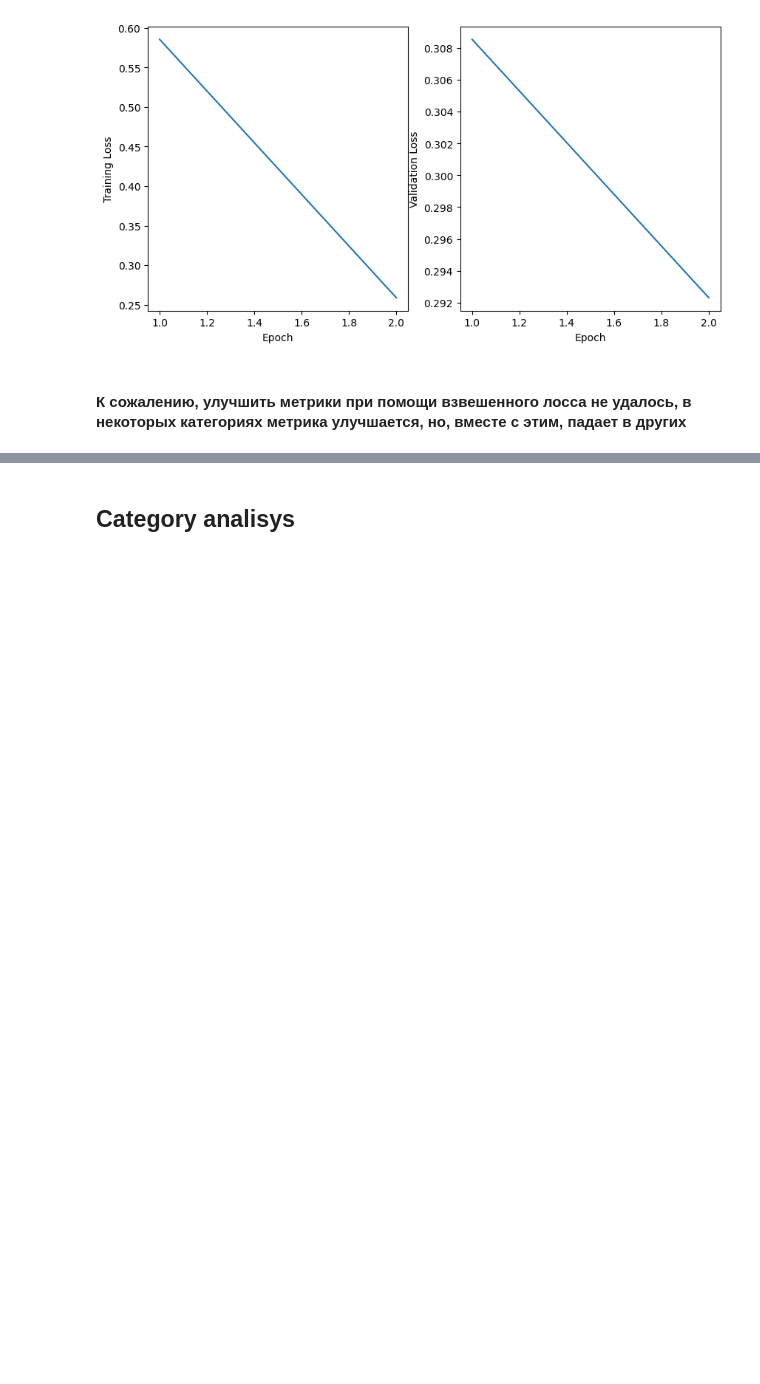
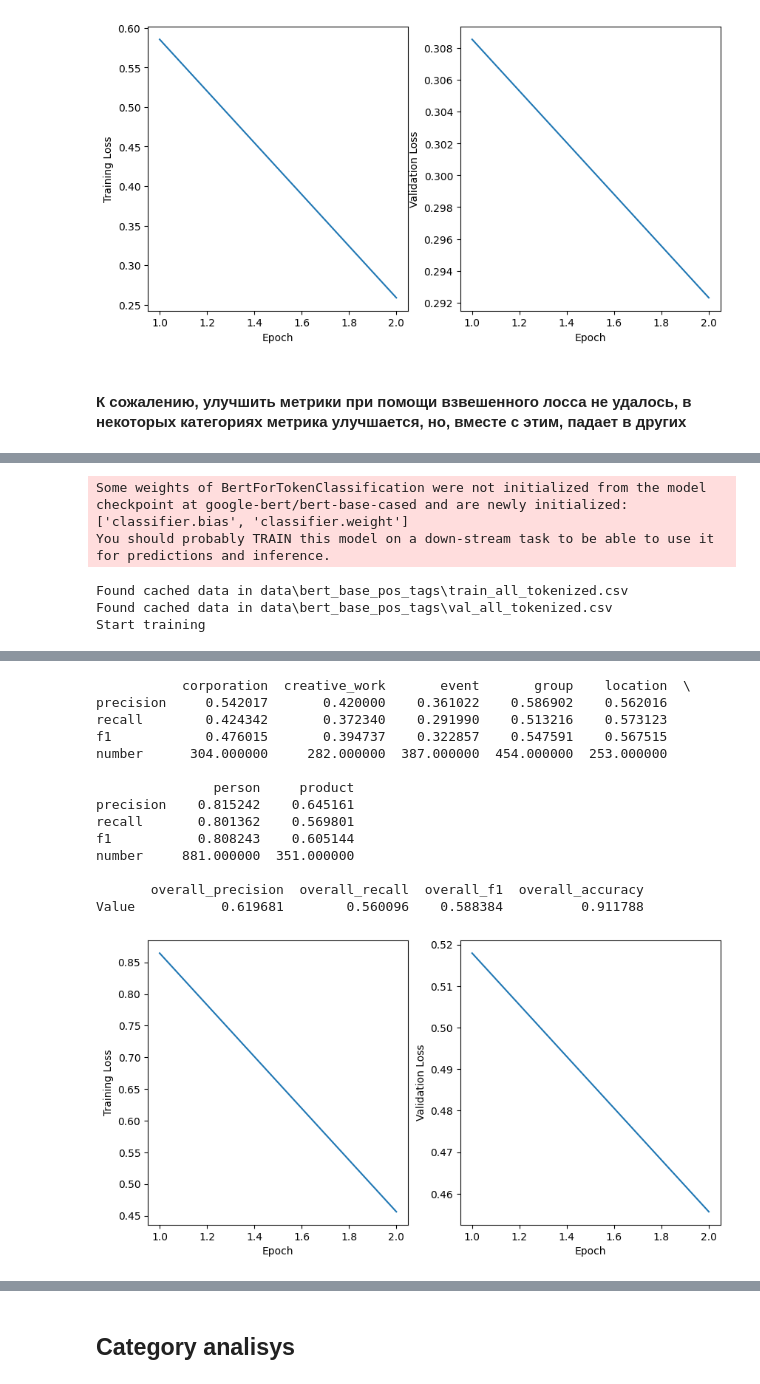
Before and after one commit to AlexSidDev/BigBrother, a Jupyter notebook: EDA.ipynb, the cells around one changed output, grey strips where cells are left out. Drawn from its saved outputs; the diff is of its cells as text; code cells hidden in the pictures; blank space fills up the shorter version.

Commit message:
Added model training using POS tags information

```diff
--- a/EDA.ipynb
+++ b/EDA.ipynb
@@ -732,0 +740,53 @@ Value           0.671881         0.56044    0.611122          0.916954
+# %%
+def adjust_pos_labels(row):
+    pos_labels = []
+    for ind in row['word_inds']:
+        if ind is not None:
+            pos_labels.append(row['extra_labels'][ind])
+        else:
+            pos_labels.append(0)
+    return pos_labels
+
+train_with_pos = pd.read_csv('data/train_data_with_pos_tags.csv')['pos_tags']
+val_with_pos = pd.read_csv('data/val_data_with_pos_tags.csv')['pos_tags']
+
+pos_types = pd.read_csv('pos_tags.csv', header=None).iloc[:, 0]
+pos_2_id = {pos: i for i, pos in enumerate(pos_types)}
+
+transform = lambda row: [pos_2_id[elem] for elem in eval(row)]
+
+train_with_pos = train_with_pos.apply(transform)
+val_with_pos = val_with_pos.apply(transform)
+# %%
+training_args = EasyDict({'lr': 1e-4, 'weight_decay': 0.05, 'epochs': 2, 'warmup_ratio': 0.3, 'scheduler_fn': get_linear_schedule_with_warmup})
+
+save_path = 'bert_base_pos_tags'
+model_name = "google-bert/bert-base-cased"
+
+model, tokenizer = get_model_and_tokenizer(model_name, extra_labels=len(pos_types))
+
+train_dataset_tokenized, val_dataset_tokenized = create_datasets(tokenizer, save_path)
+
+train_dataset_tokenized['extra_labels'] = train_with_pos
+val_dataset_tokenized['extra_labels'] = val_with_pos
+
+train_dataset_tokenized['extra_labels'] = train_dataset_tokenized.apply(adjust_pos_labels, axis=1)
+val_dataset_tokenized['extra_labels'] = val_dataset_tokenized.apply(adjust_pos_labels, axis=1)
+
+train_ner_dataset = NERDataset(train_dataset_tokenized, extra_labels=True)
+val_ner_dataset = NERDataset(val_dataset_tokenized, extra_labels=True)
+
+train_dataloader, val_dataloader = get_dataloaders(tokenizer, train_ner_dataset, val_ner_dataset)
+losses, val_losses = train(model, train_dataloader, val_dataloader, save_path, training_args)
+
+plot_loss(losses, val_losses, os.path.join('checkpoints', save_path))
+
+best_model = torch.load(os.path.join('checkpoints', save_path, 'best_model.pth'), weights_only=False).to(device).eval()
+model_preds = infer_model(best_model, tokenizer, val_ner_dataset, val_dataset_tokenized['word_inds'])
+metrics_class, metrics_global = calculate_metrics(model_preds, val_dataset['bio_labels'])
+# %% [output]
+Some weights of BertForTokenClassification were not initialized from the model checkpoint at google-bert/bert-base-cased and are newly initialized: ['classifier.bias', 'classifier.weight']
+You should probably TRAIN this model on a down-stream task to be able to use it for predictions and inference.
+Found cached data in data\bert_base_pos_tags\train_all_tokenized.csv
+Found cached data in data\bert_base_pos_tags\val_all_tokenized.csv
+Start training
@@ -732,0 +797,15 @@ Value           0.671881         0.56044    0.611122          0.916954
+           corporation  creative_work       event       group    location  \
+precision     0.542017       0.420000    0.361022    0.586902    0.562016
+recall        0.424342       0.372340    0.291990    0.513216    0.573123
+f1            0.476015       0.394737    0.322857    0.547591    0.567515
+number      304.000000     282.000000  387.000000  454.000000  253.000000
+
+               person     product
+precision    0.815242    0.645161
+recall       0.801362    0.569801
+f1           0.808243    0.605144
+number     881.000000  351.000000
+
+       overall_precision  overall_recall  overall_f1  overall_accuracy
+Value           0.619681        0.560096    0.588384          0.911788
+[figure, added]
```
Also changed, not shown: parts of 21 cells of this notebook, 2 other files.
